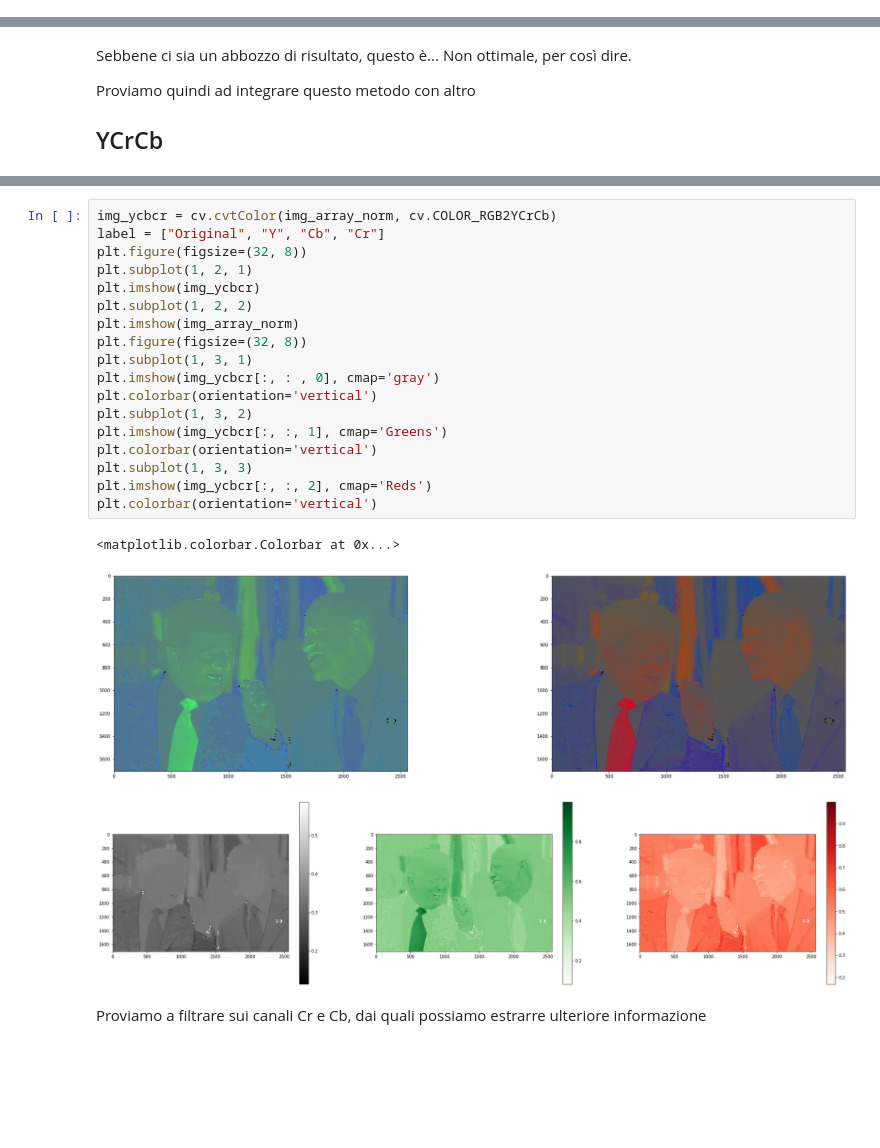
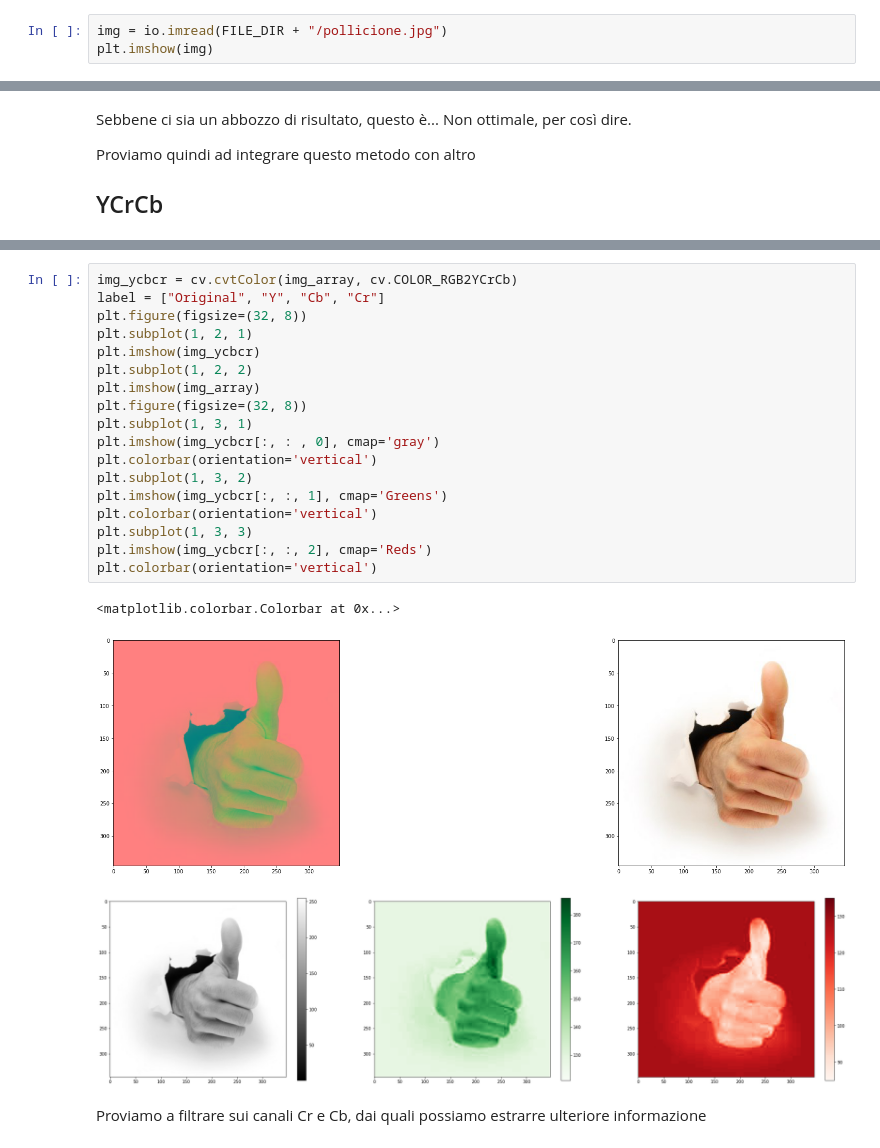
Before and after one commit to lucab1705/Skin_Detection, a Jupyter notebook: SkinDetection.ipynb, the cells around one changed output, grey strips where cells are left out. Saved outputs shown, nothing was run; the diff lists cells and outputs as text; blank space fills up the shorter version.

```diff
--- a/SkinDetection.ipynb
+++ b/SkinDetection.ipynb
@@ -50,3 +50,6 @@ with os.scandir(FILE_DIR+"/skin/") as direct:
 '''
 # %% [output]
 '\nwith os.scandir(FILE_DIR+"/skin/") as direct:\n    for file in direct:\n        plt.figure(figsize=(32, 8))\n        plt.suptitle(file.name)\n        skin_img = io.imread(FILE_DIR + "/skin/" + file ...
+# %%
+img = io.imread(FILE_DIR + "/pollicione.jpg")
+plt.imshow(img)
@@ -184,25 +187,25 @@ Proviamo quindi ad integrare questo metodo con altro
 # %%
-img_ycbcr = cv.cvtColor(img_array_norm, cv.COLOR_RGB2YCrCb)
+img_ycbcr = cv.cvtColor(img_array, cv.COLOR_RGB2YCrCb)
 label = ["Original", "Y", "Cb", "Cr"]
 plt.figure(figsize=(32, 8))
 plt.subplot(1, 2, 1)
 plt.imshow(img_ycbcr)
 plt.subplot(1, 2, 2)
-plt.imshow(img_array_norm)
+plt.imshow(img_array)
 plt.figure(figsize=(32, 8))
 plt.subplot(1, 3, 1)
 plt.imshow(img_ycbcr[:, : , 0], cmap='gray')
 plt.colorbar(orientation='vertical')
 plt.subplot(1, 3, 2)
 plt.imshow(img_ycbcr[:, :, 1], cmap='Greens')
 plt.colorbar(orientation='vertical')
 plt.subplot(1, 3, 3)
 plt.imshow(img_ycbcr[:, :, 2], cmap='Reds')
 plt.colorbar(orientation='vertical')
 # %% [output]
 <matplotlib.colorbar.Colorbar at 0x...>
-[figure, old version]
+[figure, new version]
-[figure, old version]
+[figure, new version]
 # %% [markdown]
 Proviamo a filtrare sui canali Cr e Cb, dai quali possiamo estrarre ulteriore
 informazione
```
Also changed, not shown: parts of 8 cells of this notebook, 5 other files.
